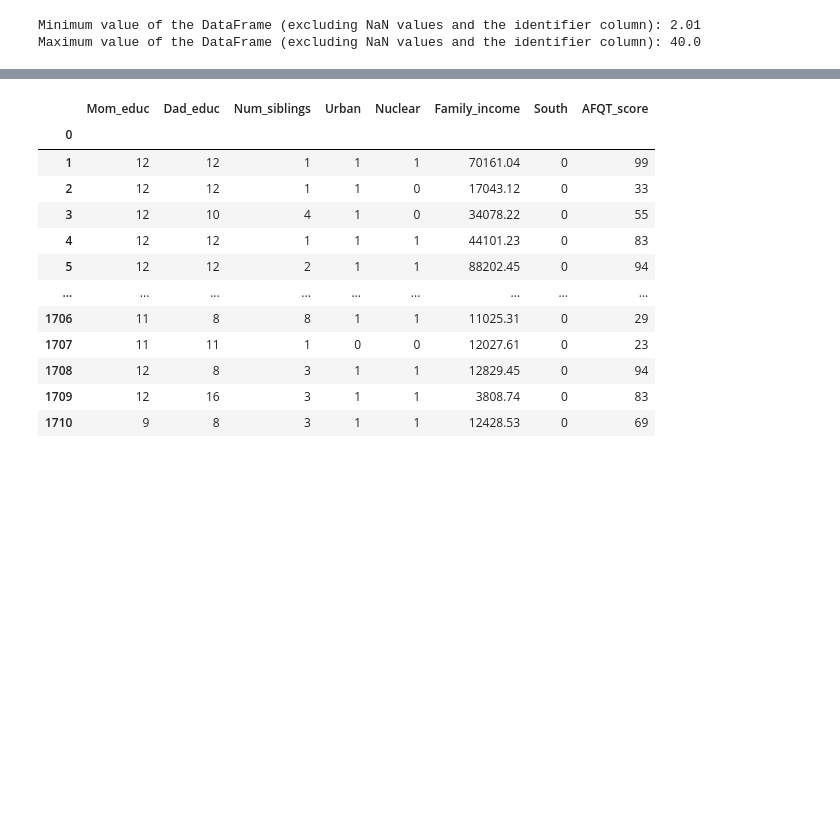
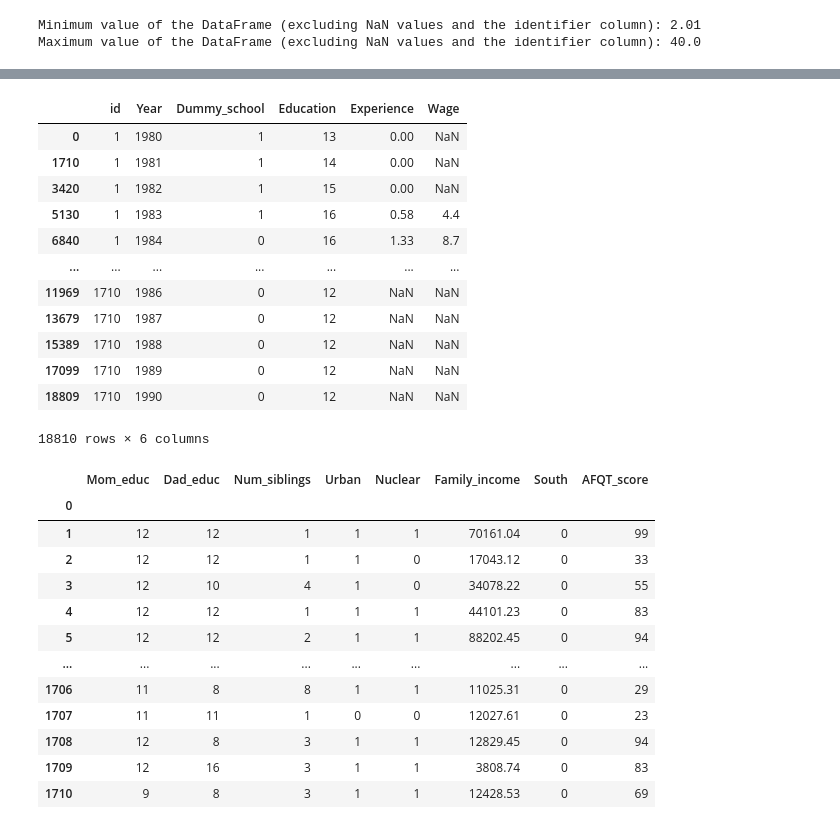
Before and after one commit to fls808/Dynamic-Programming, a Jupyter notebook: Data.ipynb, the cells around one changed output, grey strips where cells are left out. Drawn from its saved outputs; the diff is of its cells as text; code cells hidden in the pictures; blank space fills up the shorter version.

```diff
--- a/Data.ipynb
+++ b/Data.ipynb
@@ -293,3 +326,19 @@ merged_df
+# %%
+merged_df
+# %% [output]
+|  | id | Year | Dummy_school | Education | Experience | Wage |
+| 0 | 1 | 1980 | 1 | 13 | 0.00 | NaN |
+| 1710 | 1 | 1981 | 1 | 14 | 0.00 | NaN |
+| 3420 | 1 | 1982 | 1 | 15 | 0.00 | NaN |
+| 5130 | 1 | 1983 | 1 | 16 | 0.58 | 4.4 |
+| 6840 | 1 | 1984 | 0 | 16 | 1.33 | 8.7 |
+| ... | ... | ... | ... | ... | ... | ... |
+| 11969 | 1710 | 1986 | 0 | 12 | NaN | NaN |
+| 13679 | 1710 | 1987 | 0 | 12 | NaN | NaN |
+| 15389 | 1710 | 1988 | 0 | 12 | NaN | NaN |
+| 17099 | 1710 | 1989 | 0 | 12 | NaN | NaN |
+| 18809 | 1710 | 1990 | 0 | 12 | NaN | NaN |
+18810 rows × 6 columns
 # %%
 family
 # %% [output]
```
Also changed, not shown: parts of 5 cells of this notebook, 4 other files.
